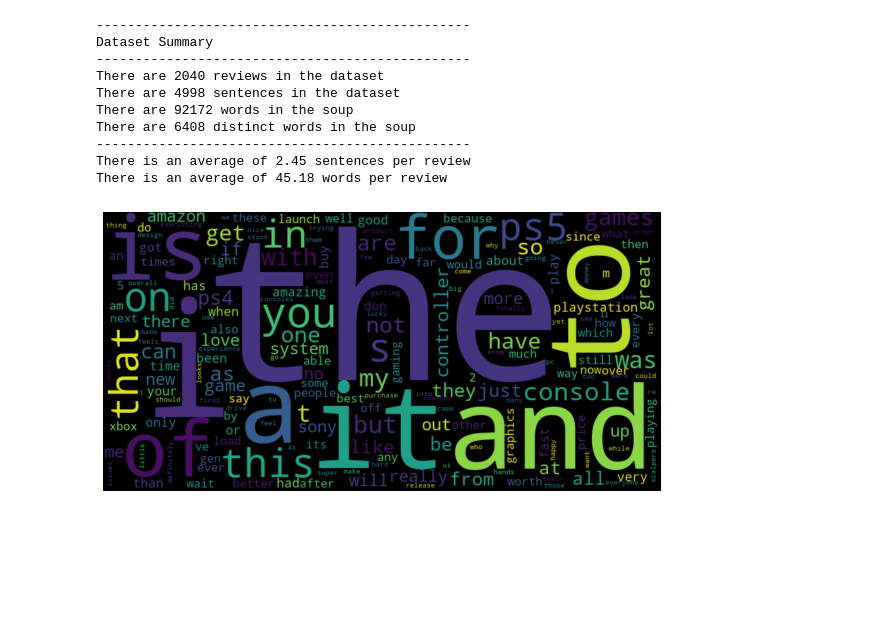
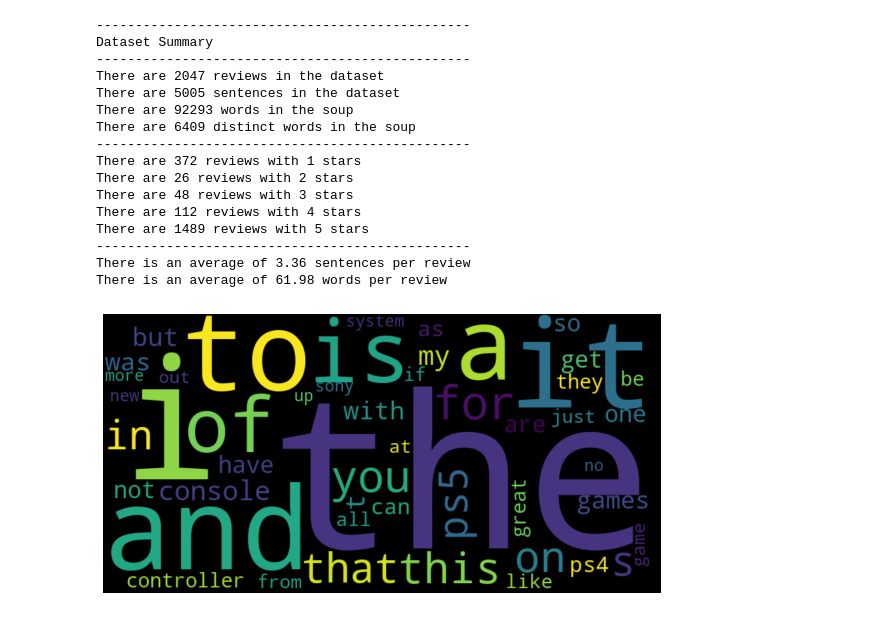
Before and after one commit to ahicks88/Portfolio, a Jupyter notebook: Natural Language Processing with Amazon Reviews.ipynb, the cells around one changed output. Drawn from its saved outputs; the diff is of its cells as text; code cells hidden in the pictures; blank space fills up the shorter version.

```diff
--- a/Natural Language Processing with Amazon Reviews.ipynb
+++ b/Natural Language Processing with Amazon Reviews.ipynb
@@ -3,8 +3,9 @@ URL = 'https://www.amazon.com/PlayStation-5-Console/product-reviews/B08FC5L3RG/r
 
 def LoadPackages():
     # Load Core Packages:
-    global pd, time, plt
+    global pd, time, plt, np
     import pandas as pd
+    import numpy as np
     import matplotlib.pyplot as plt
     import time
 
@@ -18,11 +19,12 @@ def LoadPackages():
     from selenium.webdriver.common.keys import Keys
 
     # Load Natural Language Processing Packages:
-    global re, word_tokenize, sent_tokenize, regexp_tokenize, TweetTokenizer, WordCloud, stopwords
+    global re, word_tokenize, sent_tokenize, regexp_tokenize, TweetTokenizer, WordCloud, stopwords, Counter
     import re
     from nltk.tokenize import word_tokenize, sent_tokenize, regexp_tokenize, TweetTokenizer
     from wordcloud import WordCloud
     from nltk.corpus import stopwords
+    from collections import Counter
 
 
 def AssignSession():
@@ -89,9 +138,7 @@ soup = "".join(reviews)
 # print(soup[-100:])
 # %%
 # Transform data
-# tokenized_soup = word_tokenize(soup);
-tokenized_soup = re.findall('\w+', soup)
-tokenized_soup = [n.lower() for n in tokenized_soup]
+tokenized_soup = [n.lower() for n in re.findall('\w+', soup)]
 
 print('-' * 48)
 print('Dataset Summary')
@@ -100,7 +147,12 @@ summary_reviews = len(reviews);                     print('There are {} reviews
 summary_sentences = len(sent_tokenize(soup));       print('There are {} sentences in the dataset'.format(summary_sentences));
 summary_words = len(tokenized_soup);                print('There are {} words in the soup'.format(summary_words));
 summary_distinctwords = len(set(tokenized_soup));   print('There are {} distinct words in the soup'.format(summary_distinctwords))
-
+print('-' * 48)
+summary_reviews = len(star1);                     print('There are {} reviews with 1 stars'.format(summary_reviews));
+summary_reviews = len(star2);                     print('There are {} reviews with 2 stars'.format(summary_reviews));
+summary_reviews = len(star3);                     print('There are {} reviews with 3 stars'.format(summary_reviews));
+summary_reviews = len(star4);                     print('There are {} reviews with 4 stars'.format(summary_reviews));
+summary_reviews = len(star5);                     print('There are {} reviews with 5 stars'.format(summary_reviews));
 print('-' * 48)
 KPI_Avg_sent_review = round(summary_sentences/summary_reviews,2);       print('There is an average of {} sentences per review'.format(KPI_Avg_sent_review));
 KPI_Avge_word_review = round(summary_words/summary_reviews,2);          print('There is an average of {} words per review'.format(KPI_Avge_word_review));
@@ -108,20 +160,29 @@ KPI_Avge_word_review = round(summary_words/summary_reviews,2);          print('T
 ------------------------------------------------
 Dataset Summary
 ------------------------------------------------
-There are 2040 reviews in the dataset
-There are 4998 sentences in the dataset
-There are 92172 words in the soup
-There are 6408 distinct words in the soup
+There are 2047 reviews in the dataset
+There are 5005 sentences in the dataset
+There are 92293 words in the soup
+There are 6409 distinct words in the soup
 ------------------------------------------------
-There is an average of 2.45 sentences per review
-There is an average of 45.18 words per review
+There are 372 reviews with 1 stars
+There are 26 reviews with 2 stars
+There are 48 reviews with 3 stars
+There are 112 reviews with 4 stars
+There are 1489 reviews with 5 stars
+------------------------------------------------
+There is an average of 3.36 sentences per review
+There is an average of 61.98 words per review
 # %%
-wordcloud = pd.DataFrame(set(list(zip(tokenized_soup, wordfreq)))).sort_values(1 ,ascending = False)[0:50]
-wc = wordcount.set_index(0).to_dict()[1]
-wc = WordCloud(width=800, height=400, max_words=200).generate_from_frequencies(wc)
+LoadPackages()
+counter = Counter(tokenized_soup)
+most_occur = counter.most_common(50)
+wordcloud = WordCloud(width=800, height=400).generate_from_frequencies(dict(tuple(most_occur)))
+
+# Plot
 plt.figure(figsize=(10, 10))
-plt.imshow(wc, interpolation="bilinear")
+plt.imshow(wordcloud, interpolation="bilinear")
 plt.axis('off')
 plt.show()
 # %% [output]
-[figure, old version]
+[figure, new version]
```
Also changed, not shown: parts of 9 cells of this notebook.
